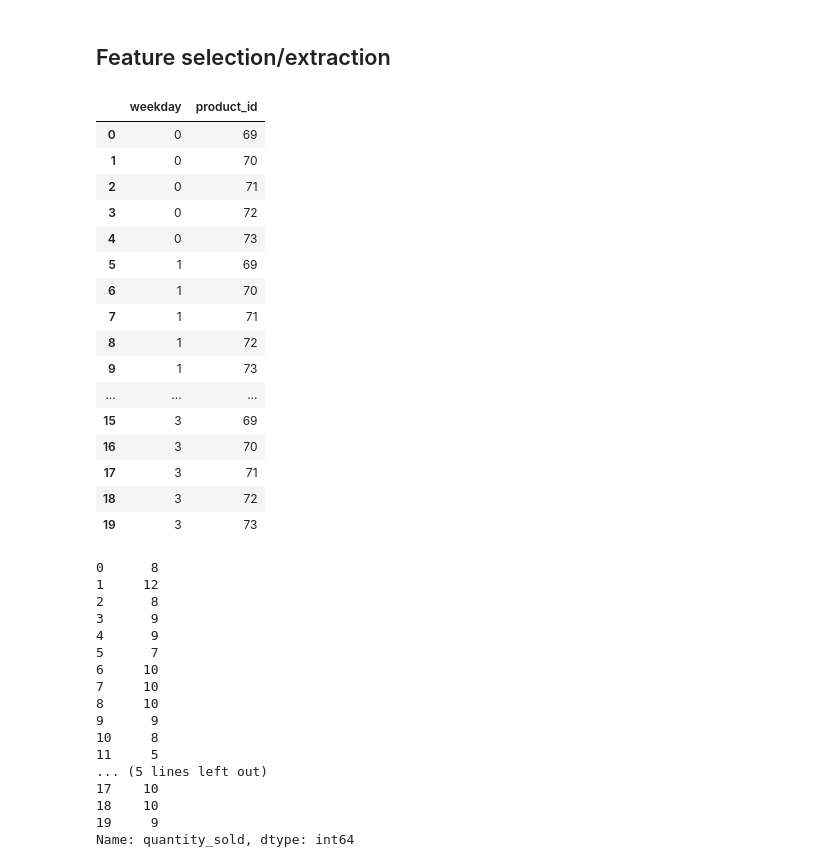
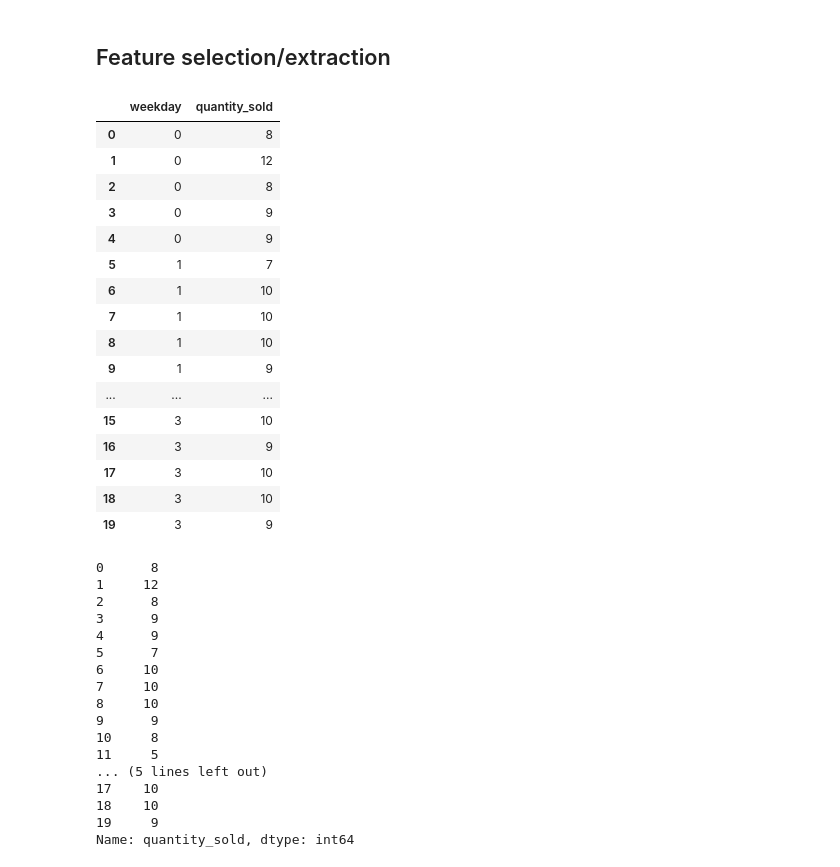
Before and after one commit to michalmullen/machine-learning, a Jupyter notebook: notebooks/coffeeShopAD.ipynb, the cells around one changed output. Saved outputs shown, nothing was run; the diff lists cells and outputs as text; code cells hidden in the pictures.

```diff
--- a/notebooks/coffeeShopAD.ipynb
+++ b/notebooks/coffeeShopAD.ipynb
@@ -97,27 +97,32 @@ for i in range(69, 74):
 [figure]
 # %% [markdown]
 ## Feature selection/extraction
-# %%
-x = dataset[['weekday', 'product_id']]
-x[0:20]
-# %% [output]
-|  | weekday | product_id |
-| 0 | 0 | 69 |
-| 1 | 0 | 70 |
-| 2 | 0 | 71 |
-| 3 | 0 | 72 |
-| 4 | 0 | 73 |
-| 5 | 1 | 69 |
-| 6 | 1 | 70 |
-| 7 | 1 | 71 |
-| 8 | 1 | 72 |
-| 9 | 1 | 73 |
-| ... | ... | ... |
-| 15 | 3 | 69 |
-| 16 | 3 | 70 |
-| 17 | 3 | 71 |
-| 18 | 3 | 72 |
-| 19 | 3 | 73 |
+# %%
+# Note: How to view individual products.
+# Uncomment line below change/enter id number in same line
+# For the graphs bellow make sure that the algorithms have the most optimal variables
+
+# dataset = dataset[dataset.product_id == 73]
+x = dataset[['weekday', 'quantity_sold']]
+x[0:20]
+# %% [output]
+|  | weekday | quantity_sold |
+| 0 | 0 | 8 |
+| 1 | 0 | 12 |
+| 2 | 0 | 8 |
+| 3 | 0 | 9 |
+| 4 | 0 | 9 |
+| 5 | 1 | 7 |
+| 6 | 1 | 10 |
+| 7 | 1 | 10 |
+| 8 | 1 | 10 |
+| 9 | 1 | 9 |
+| ... | ... | ... |
+| 15 | 3 | 10 |
+| 16 | 3 | 9 |
+| 17 | 3 | 10 |
+| 18 | 3 | 10 |
+| 19 | 3 | 9 |
 # %%
 y = dataset['quantity_sold']
 y[0:20]
```
Also changed, not shown: parts of 7 cells of this notebook.
